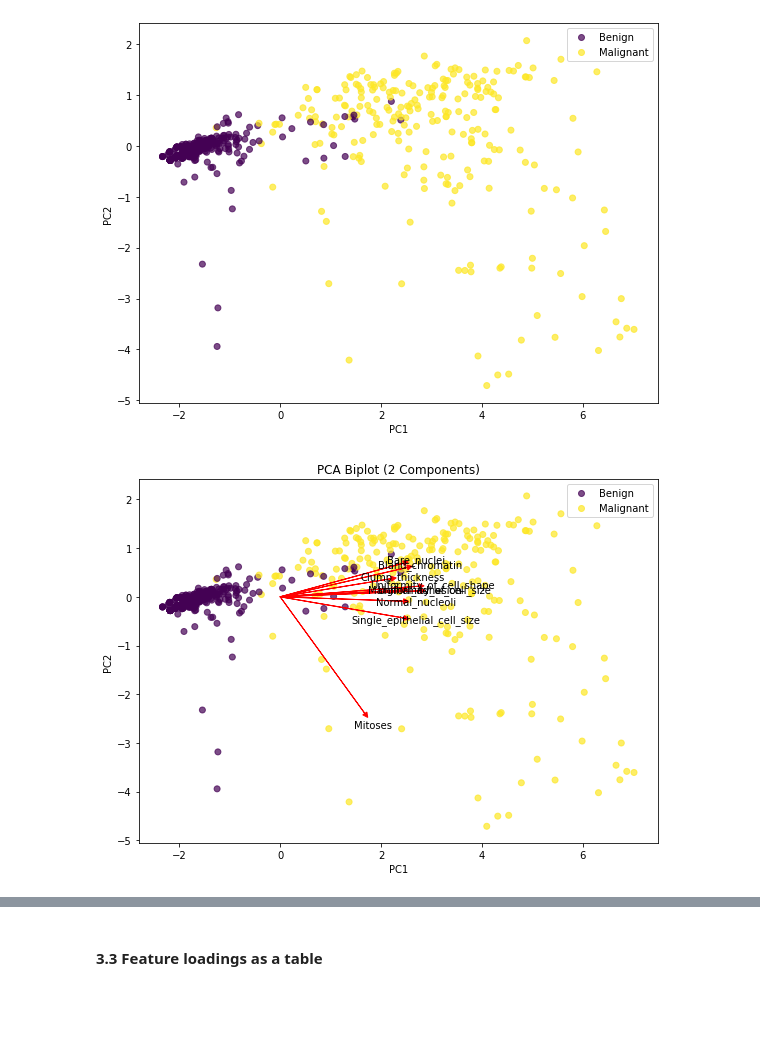
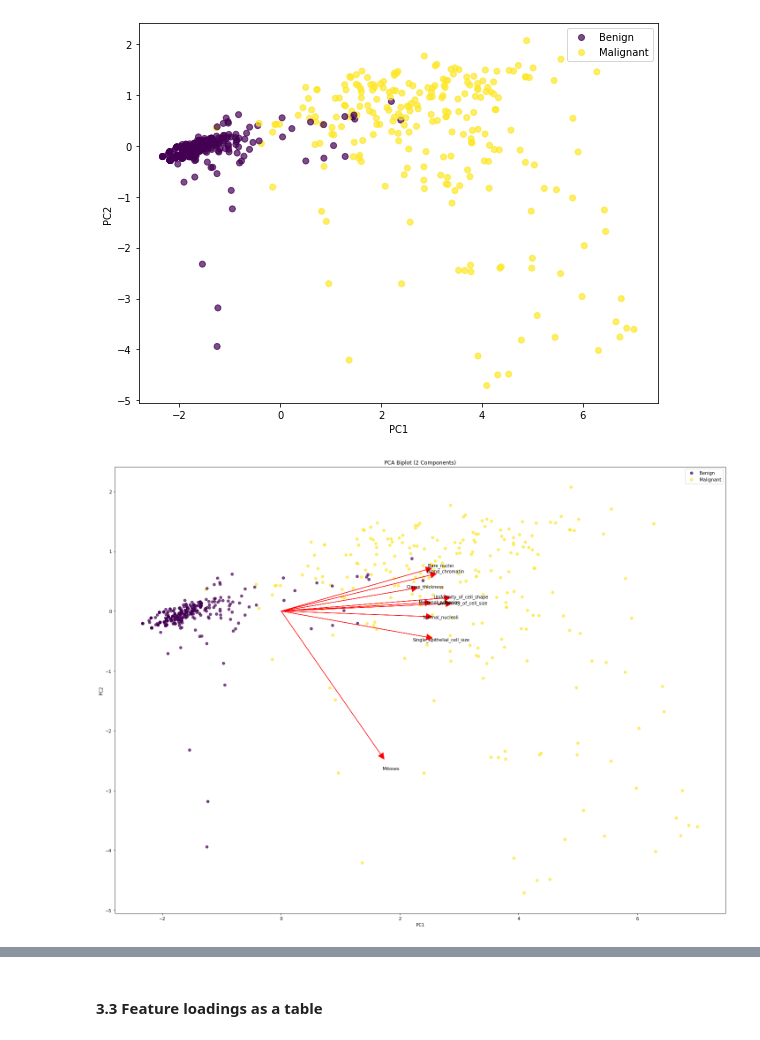
Before and after one commit to alvin-98/MLiS_Term_Project, a Jupyter notebook: ournotebook.ipynb, the cells around one changed output, grey strips where cells are left out. Saved outputs shown, nothing was run; the diff lists cells and outputs as text; code cells hidden in the pictures; blank space fills up the shorter version.

```diff
--- a/ournotebook.ipynb
+++ b/ournotebook.ipynb
@@ -101,23 +107,23 @@ columns = [
     "Mitoses",
 ]
 
-fig, axes = plt.subplots(nrows=2, ncols=5, figsize=(20, 8))
+fig, axes = plt.subplots(nrows=2, ncols=5, figsize=(20, 10))
 
 axes = axes.flatten()
 
 for i, col in enumerate(columns):
     ax = axes[i]
 
-    # 1) Get unique values from that column
+    # Get unique values from that column
     unique_values = sorted(set(x[col]))
 
-    # 2) Build the bins from unique_values
+    # Build the bins from unique_values
     if len(unique_values) == 1:
         bins = [unique_values[0] - 0.5, unique_values[0] + 0.5]
     else:
         bins = [val - 0.5 for val in unique_values] + [unique_values[-1] + 0.5]
 
-    # 3) Plot only that column’s data
+    # Plot column data
     ax.hist(x[col], bins=bins, edgecolor='black', rwidth=0.9, color='skyblue')
 
     ax.set_title(f"Histogram - {col}")
@@ -130,7 +140,7 @@ for i, col in enumerate(columns):
 unique_classes = classes.unique()
 colors = ['blue', 'red']
 
-fig, axes = plt.subplots(nrows=2, ncols=5, figsize=(20, 8))
+fig, axes = plt.subplots(nrows=2, ncols=5, figsize=(20, 10))
 axes = axes.flatten()
 
 for i, col in enumerate(columns):
@@ -140,7 +150,7 @@ for i, col in enumerate(columns):
     unique_vals = sorted(feature_data.unique())
 
     if len(unique_vals) == 1:
-        # Edge case: if there's effectively only 1 unique value
+        # if there's effectively only 1 unique value
         bins = [unique_vals[0] - 0.5, unique_vals[0] + 0.5]
     else:
         bins = [v - 0.5 for v in unique_vals] + [unique_vals[-1] + 0.5]
@@ -151,7 +161,7 @@ for i, col in enumerate(columns):
         ax.hist(
             subset,
             bins=bins,
-            alpha=0.5,       # transparency
+            alpha=0.5,
             color=color,
             label=f"Class {class_label}",
             edgecolor='black'
@@ -275,58 +354,54 @@ plt.show()
 # %% [output]
 [figure]
 # %%
-# X_pca shape: (n_samples, 2)
-# pca.loadings_ shape: (n_features, 2)
-# explained variance: pca.explained_variance_
-
-# 1) Plot the data in PCA space
-fig, ax = plt.subplots(figsize=(8, 6))
+# Plot the data in PCA components
+fig, ax = plt.subplots(figsize=(20, 15))
 scatter = ax.scatter(
     X_pca[:, 0],
     X_pca[:, 1],
-    c=classes,          # color by class, if available
+    c=classes,
     cmap='viridis',
     alpha=0.7
 )
 
 handles, _ = scatter.legend_elements()
 ax.legend(handles, ["Benign", "Malignant"], loc="best")
-# Optionally create a legend or colorbar
-# If 'classes' is numeric or ordinal, a colorbar might be better:
-# plt.colorbar(scatter, label='Class')
 
-# 2) Draw loadings arrows
-loadings = pca.loadings_  # shape: (n_features, 2)
-# Decide on a scale factor so the arrows are visually distinct
+# loadings arrows
+loadings = pca.loadings_
+
+# scale factor so the arrows are visually distinct
 scalefactor = 3
 
-# If you have the original column names:
-feature_names = X.columns  # or a list of your feature names
+
+feature_names = X.columns
+
 for i, v in enumerate(loadings):
     # v is a length-2 vector: [loading on PC1, loading on PC2]
+
     ax.arrow(
         0, 0,               # start at origin
         scalefactor * v[0], # PC1 loading
         scalefactor * v[1], # PC2 loading
         color='red',
         head_width=0.1,
         head_length=0.1
     )
     ax.text(
         scalefactor * v[0] * 1.1,
         scalefactor * v[1] * 1.1,
         feature_names[i],   # label each arrow with the feature name
         color='black',
         ha='center',
         va='center'
     )
 
 
 ax.set_xlabel(f"PC1")
 ax.set_ylabel(f"PC2")
 ax.set_title("PCA Biplot (2 Components)")
 
 plt.tight_layout()
 plt.show()
 # %% [output]
-[figure, old version]
+[figure, new version]
```
Also changed, not shown: parts of 45 cells of this notebook.
